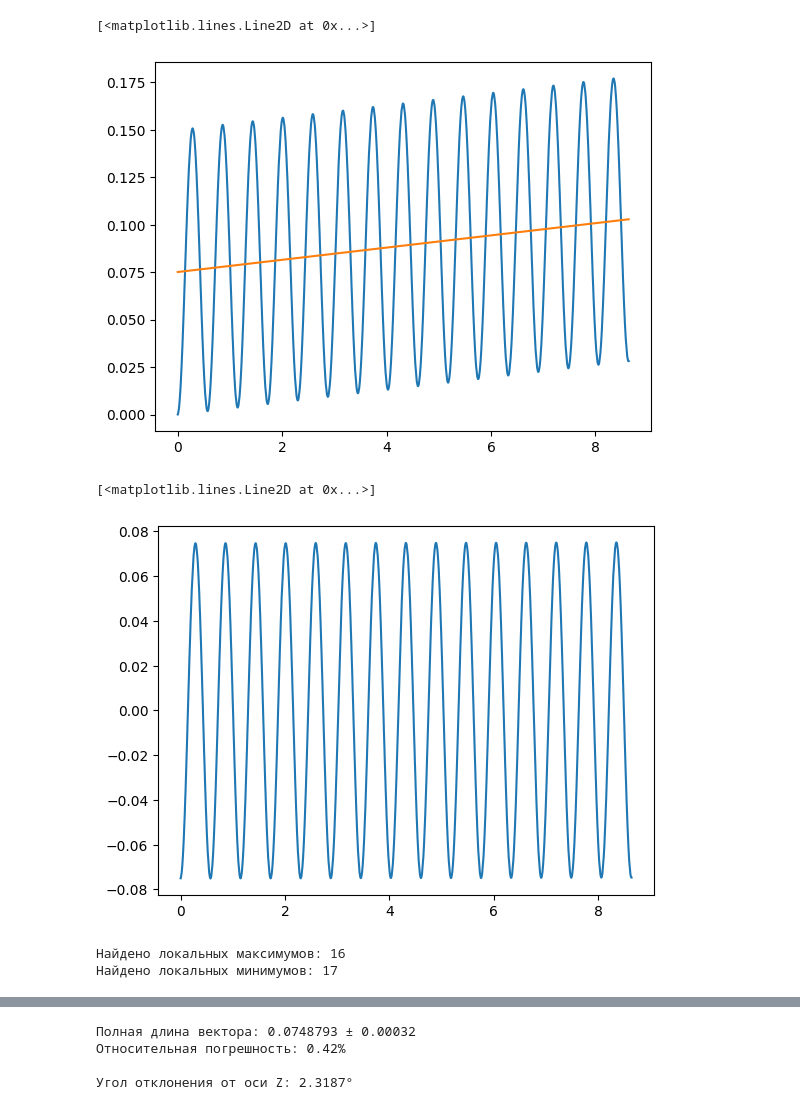
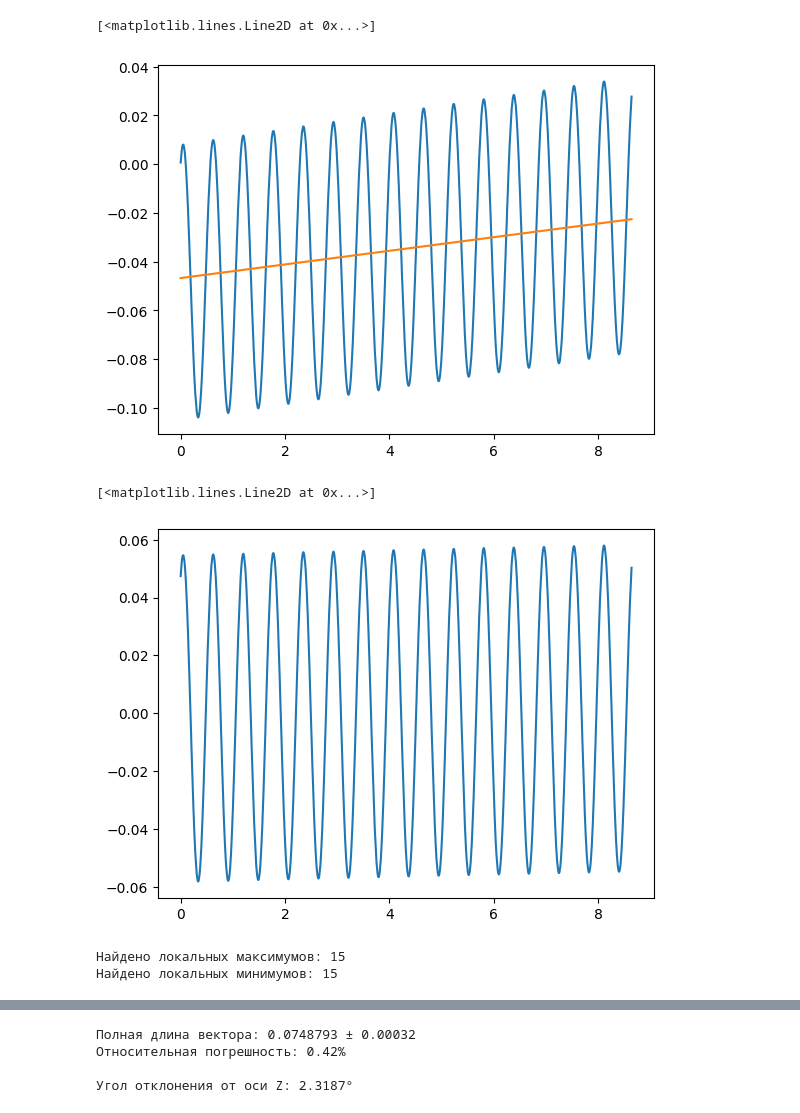
Before and after one commit to BuslaySt/Helmholz-Polymagnit, a Jupyter notebook: HarmData_fast.ipynb, the cells around one changed output, grey strips where cells are left out. Drawn from its saved outputs; the diff is of its cells as text; code cells hidden in the pictures.

```diff
--- a/HarmData_fast.ipynb
+++ b/HarmData_fast.ipynb
@@ -34,14 +33,14 @@ if port:
 # Отправка команды на вращение магнита
 with (serial.Serial(port_motor, baudrate=57600, bytesize=8, parity='N', stopbits=1, timeout=0)) as serialData:
     # Read data from COM port
-    revolutions = 22
+    revolutions = 30
     distance=1000/9
     speed=100
     command = f'ON\rMOVE L(-{int(revolutions * distance)})F({int(speed)})\rOFF\r'
     serialData.write(command.encode(encoding="utf-8"))
 
 # Чтение данных с катушек в память контроллера
-time.sleep(2)
+time.sleep(3)
 with (serial.Serial(port, baudrate=921600, bytesize=8, stopbits=1, timeout=11)) as serialData:
     # Read data from COM port
     command = 'R'
@@ -99,6 +98,7 @@ step = 25
 bins = range(0, len(df_filtered) + step, step)
 
 # Находим индексы, где происходит переход с 9999 на 0
+# split_points = df_filtered.index[(df_filtered['encoder'].shift(1) == 9999) & (df_filtered['encoder'] == 0)]
 split_points = df_filtered.index[(df_filtered['encoder'].shift(1) - df_filtered['encoder'] > 1000)]
 
 # Добавляем начало и конец датасета
@@ -130,7 +130,8 @@ coefficients = np.polyfit(x, y, 1)  # 1 - линейный тренд
 df_encoder['trend'] = np.polyval(coefficients, x)
 
 # Детрендированные данные
-df_encoder['data'] = y - df_encoder['trend']
+df_encoder['data'] = (df_encoder.integrated_data - df_encoder.trend) / 1144.8 # постоянная катушки
 df_encoder['deg'] = df_encoder.index/10000/step*360
 
 df = df_encoder.reindex(columns=['deg', 'data'])
+plt.plot(df_encoder.data)
@@ -139,20 +159,20 @@ plt.plot(df_encoder.deg, df_encoder.integrated_data)
 plt.plot(df_encoder.deg, df_encoder.trend)
 # %% [output]
 [<matplotlib.lines.Line2D at 0x...>]
-[figure, old version]
+[figure, new version]
 # %%
-x = df.deg.values
-y = df.data.values
+# x = df.deg.values
+# y = df.data.values
 
-# Линейная регрессия для выделения тренда
-coefficients = np.polyfit(x, y, 1)  # 1 - линейный тренд
-df['trend'] = np.polyval(coefficients, x)
+# # Линейная регрессия для выделения тренда
+# coefficients = np.polyfit(x, y, 1)  # 1 - линейный тренд
+# df['trend'] = np.polyval(coefficients, x)
 
 # plt.plot(df.deg, df.trend)
 plt.plot(df.deg, df.data)
 # %% [output]
 [<matplotlib.lines.Line2D at 0x...>]
-[figure, old version]
+[figure, new version]
 # %%
 # Локальные максимумы
 local_maxima = argrelextrema(df.data.values, np.greater, order=100)[0]
@@ -169,8 +189,8 @@ df['is_local_min'] = False
 df.loc[local_maxima, 'is_local_max'] = True
 df.loc[local_minima, 'is_local_min'] = True
 # %% [output]
-Найдено локальных максимумов: 16
-Найдено локальных минимумов: 17
+Найдено локальных максимумов: 15
+Найдено локальных минимумов: 15
 # %%
 %matplotlib inline
 data_column = 'data'
```
Also changed, not shown: parts of 7 cells of this notebook.
